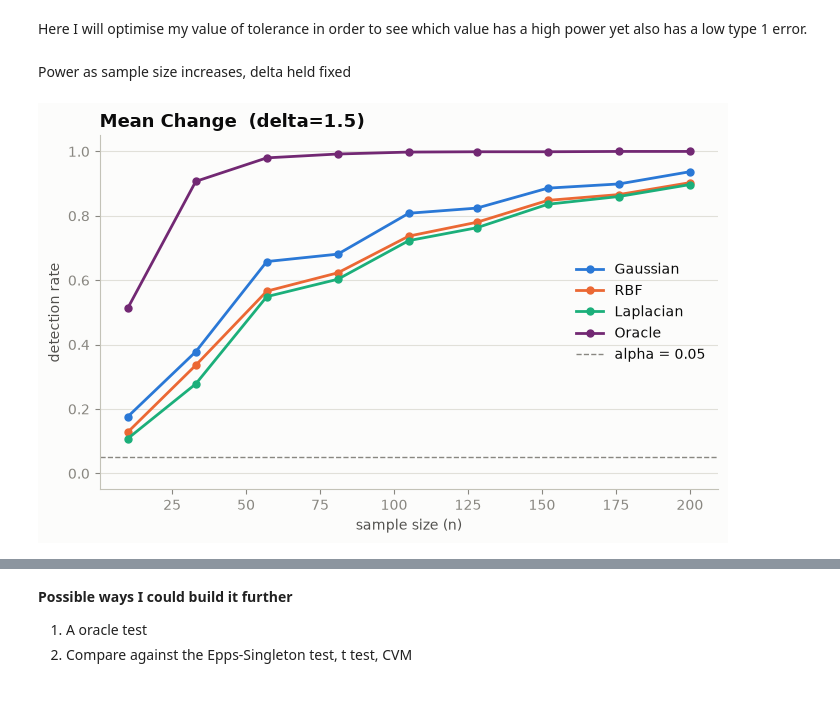
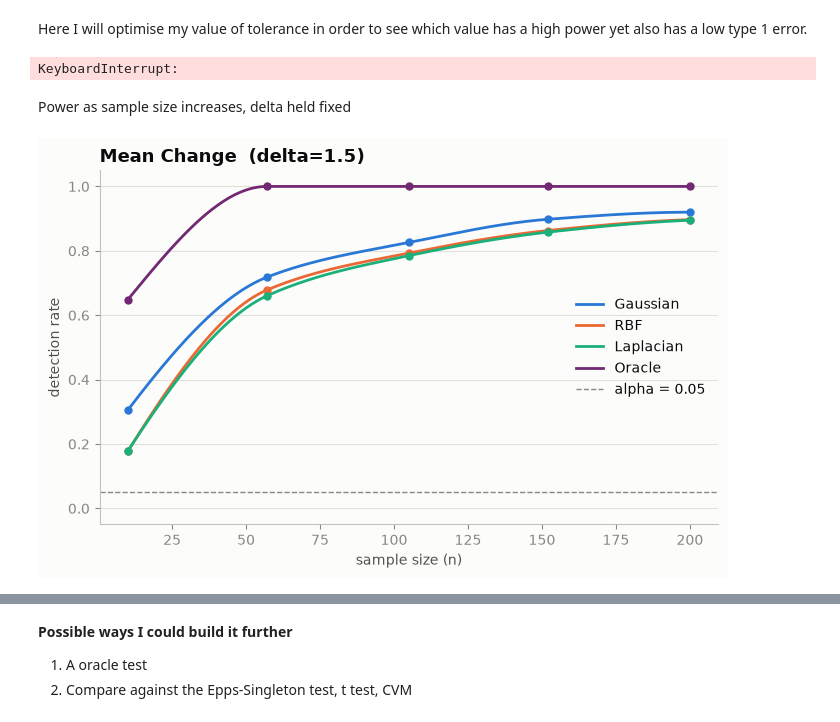
Before and after one commit to VsinkoV/AMOC_Detector, a Jupyter notebook: Statistical_Testing.ipynb, the cells around one changed output, grey strips where cells are left out. Drawn from its saved outputs; the diff is of its cells as text; code cells hidden in the pictures.

```diff
--- a/Statistical_Testing.ipynb
+++ b/Statistical_Testing.ipynb
@@ -168,27 +188,42 @@ def statistical_test_v1(change_type_fn, delta, alpha, tests, dim, beta=1, n=500,
 
     counts = {k: v / tests for k, v in counts.items()}
     return counts
+# %%
+def smooth_curve(x, y, num=300):
+    # Monotone cubic interpolation - smooths the line between MC-estimated
+    # points without over/undershooting past their local min/max.
+    x = np.asarray(x, dtype=float)
+    y = np.asarray(y, dtype=float)
+    x_smooth = np.linspace(x.min(), x.max(), num)
+    y_smooth = PchipInterpolator(x, y)(x_smooth)
+    return x_smooth, y_smooth
 # %% [markdown]
 Here I will optimise my value of tolerance in order to see which value has a high power yet also has a low type 1 error.
 # %%
 def power(change_type_fn, alpha, tests, dim, beta=1, n=500):
     x = np.linspace(1, 4, 10)   # delta values swept, sample size held fixed at n
-    results = {"RBF": [], "Gaussian": [], "Laplacian": [], "Oracle": []}
+    results = {"RBF": [], "Gaussian": [], "Laplacian": [], "Oracle Mean": []}
     for i in x:
         result = statistical_test_v1(change_type_fn=change_type_fn, delta=i, alpha=alpha, tests=tests, dim=dim, beta=beta, n=n)
         results["RBF"].append(result["RBF"])
         results["Gaussian"].append(result["Gaussian"])
         results["Laplacian"].append(result["Laplacian"])
-        results["Oracle"].append(result["Oracle"])
+        results["Oracle Mean"].append(result["Oracle Mean"])
 
     fig, ax = plt.subplots(figsize=(7, 4.5))
     fig.patch.set_facecolor("#fcfcfb")
     ax.set_facecolor("#fcfcfb")
 
-    ax.plot(x, results["Gaussian"], label="Gaussian", color="#2a78d6", linewidth=2, marker="o", markersize=5)
-    ax.plot(x, results["RBF"], label="RBF", color="#eb6834", linewidth=2, marker="o", markersize=5)
-    ax.plot(x, results["Laplacian"], label="Laplacian", color="#1baf7a", linewidth=2, marker="o", markersize=5)
-    ax.plot(x, results["Oracle"], label="Oracle", color="#722873", linewidth=2, marker="o", markersize=5)
+    series = [
+        ("Gaussian", "#2a78d6"),
+        ("RBF", "#eb6834"),
+        ("Laplacian", "#1baf7a"),
+        ("Oracle Mean", "#722873"),
+    ]
+    for name, color in series:
+        xs, ys = smooth_curve(x, results[name])
+        ax.plot(xs, ys, label=name if name != "Oracle Mean" else "Oracle", color=color, linewidth=2)
+        ax.plot(x, results[name], "o", color=color, markersize=5)
     ax.axhline(alpha, color="#898781", linestyle="--", linewidth=1, label=f"alpha = {alpha}")
 
     ax.set_xlabel("delta", color="#52514e")
@@ -209,12 +244,14 @@ def power(change_type_fn, alpha, tests, dim, beta=1, n=500):
     plt.show()
 
 power(change_type_fn=mean_change, alpha=0.05, tests=1000, dim=5)
+# %% [output]
+KeyboardInterrupt:
 # %% [markdown]
 Power as sample size increases, delta held fixed
 # %%
-def power_by_sample_size(change_type_fn, alpha, delta, dim, beta=1, tests=1000, sample_sizes=None):
+def power_by_sample_size_mean(change_type_fn, alpha, delta, dim, beta=1, tests=1000, sample_sizes=None):
     if sample_sizes is None:
-        sample_sizes = np.linspace(10, 200, 9).astype(int)
+        sample_sizes = np.linspace(10, 200, 8).astype(int)
     results = {"RBF": [], "Gaussian": [], "Laplacian": [], "Oracle": []}
 
     for i in sample_sizes:
@@ -222,37 +259,43 @@ def power_by_sample_size(change_type_fn, alpha, delta, dim, beta=1, tests=1000,
         results["RBF"].append(result["RBF"])
         results["Gaussian"].append(result["Gaussian"])
         results["Laplacian"].append(result["Laplacian"])
-        results["Oracle"].append(result["Oracle"])
+        results["Oracle"].append(result["Oracle Mean"])
 
     fig, ax = plt.subplots(figsize=(7, 4.5))
     fig.patch.set_facecolor("#fcfcfb")
     ax.set_facecolor("#fcfcfb")
 
-    ax.plot(sample_sizes, results["Gaussian"], label="Gaussian", color="#2a78d6", linewidth=2, marker="o", markersize=5)
-    ax.plot(sample_sizes, results["RBF"], label="RBF", color="#eb6834", linewidth=2, marker="o", markersize=5)
-    ax.plot(sample_sizes, results["Laplacian"], label="Laplacian", color="#1baf7a", linewidth=2, marker="o", markersize=5)
-    ax.plot(sample_sizes, results["Oracle"], label="Oracle", color="#722873", linewidth=2, marker="o", markersize=5)
+    series = [
+        ("Gaussian", "#2a78d6"),
+        ("RBF", "#eb6834"),
+        ("Laplacian", "#1baf7a"),
+        ("Oracle", "#722873"),
+    ]
+    for name, color in series:
+        xs, ys = smooth_curve(sample_sizes, results[name])
+        ax.plot(xs, ys, label=name, color=color, linewidth=2)
+        ax.plot(sample_sizes, results[name], "o", color=color, markersize=5)
     ax.axhline(alpha, color="#898781", linestyle="--", linewidth=1, label=f"alpha = {alpha}")
 
     ax.set_xlabel("sample size (n)", color="#52514e")
     ax.set_ylabel("detection rate", color="#52514e")
     ax.set_title(change_type_fn.__name__.replace("_", " ").title() + f"  (delta={delta})",
                  color="#0b0b0b", fontsize=13, fontweight="bold", loc="left")
     ax.set_ylim(-0.05, 1.05)
 
     ax.spines["top"].set_visible(False)
     ax.spines["right"].set_visible(False)
     ax.spines["left"].set_color("#c3c2b7")
     ax.spines["bottom"].set_color("#c3c2b7")
     ax.tick_params(colors="#898781")
     ax.grid(axis="y", color="#e1e0d9", linewidth=0.8)
     ax.set_axisbelow(True)
 
     ax.legend(frameon=False, labelcolor="#0b0b0b")
     fig.tight_layout()
     plt.show()
 
 power_by_sample_size(change_type_fn=mean_change, alpha=0.05, delta=1.5, dim=1)
 # %% [output]
-[figure, old version]
+[figure, new version]
 # %%
```
Also changed, not shown: parts of 7 cells of this notebook.
